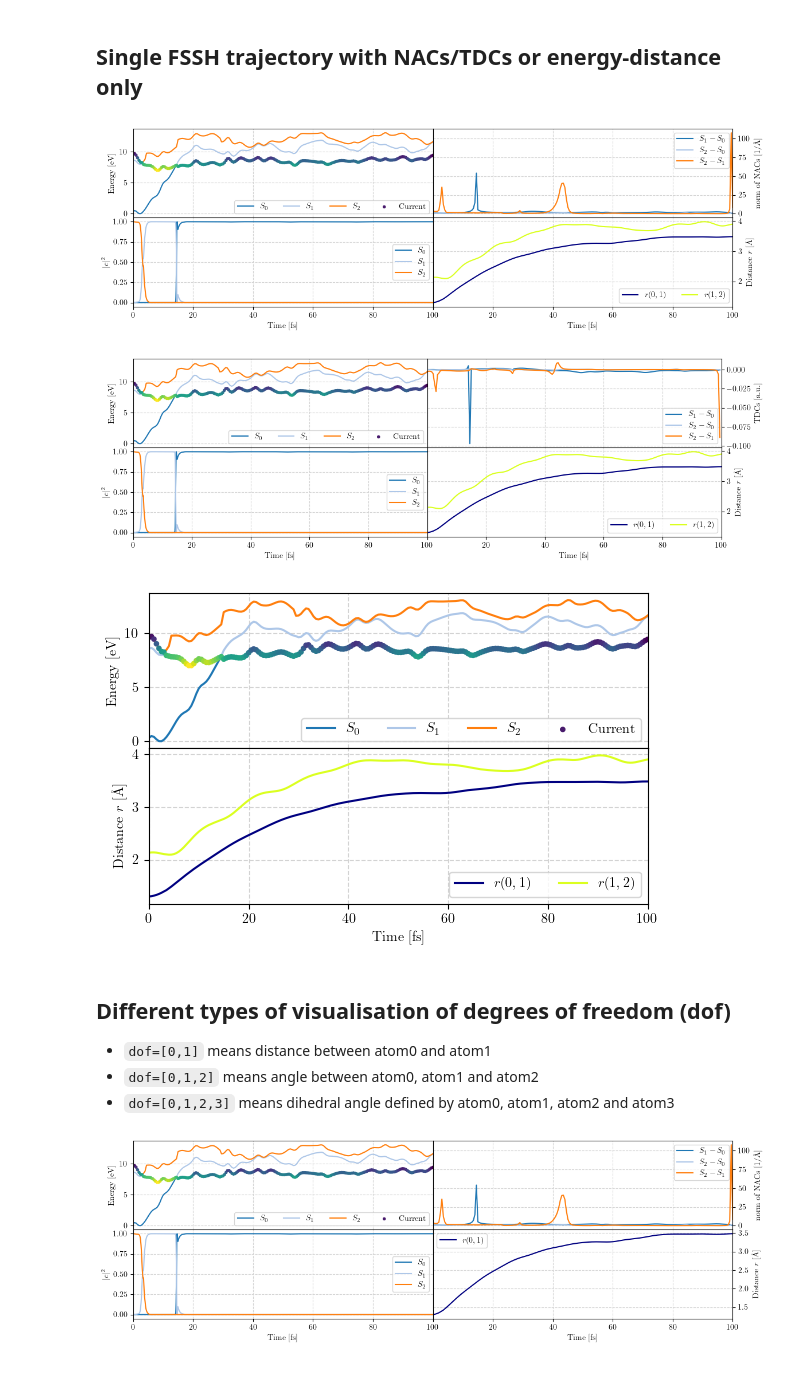
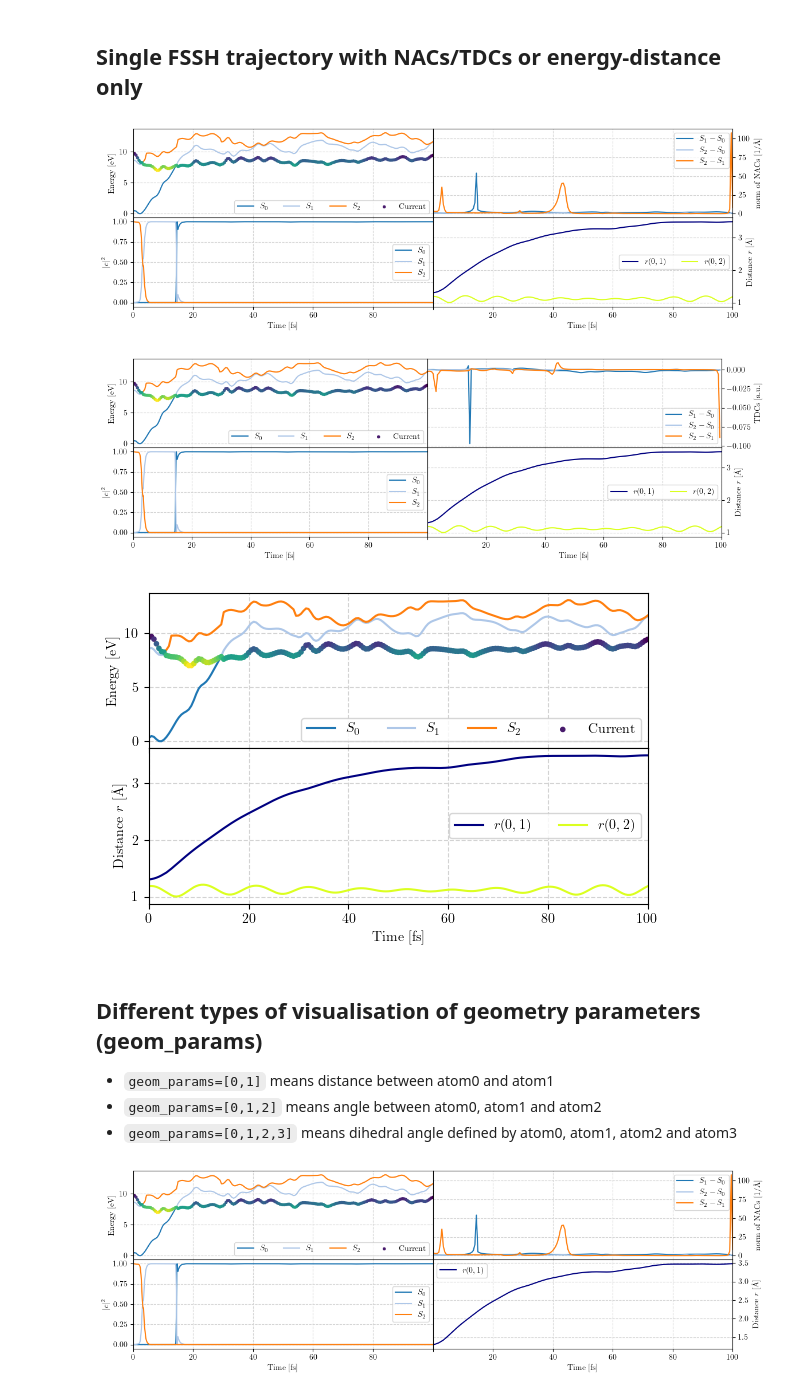
Before and after one commit to JakubMartinka/FSSH-in-MLatom, a Jupyter notebook: SI.ipynb, the cells around one changed output. Saved outputs shown, nothing was run; the diff lists cells and outputs as text; code cells hidden in the pictures.

```diff
--- a/SI.ipynb
+++ b/SI.ipynb
@@ -442,21 +422,19 @@ os.system('rm analysis_*_traj_*.png')
 # %% [markdown]
 ## Single FSSH trajectory with NACs/TDCs or energy-distance only
 # %%
-#path = # path to examples/CNH4p_MRCI_FSSH
+traj = ml.data.molecular_trajectory()
+traj.load(f'{path}/CNH4p_MRCI_FSSH/TRAJ40/traj_fin.h5', format='h5md')
 
-traj = ml.data.molecular_trajectory()
-traj.load(f'{path}/TRAJ40/traj_fin.h5', format='h5md')
-
-ml.namd.plot_trajs([traj], dof=[[0,1], [1,2]], time_step=0.5, time_substep=0.025, max_propagation_time=100, nstates=3, show_tdc=False, energy_distance=False, save_figure=False)
-ml.namd.plot_trajs([traj], dof=[[0,1], [1,2]], time_step=0.5, time_substep=0.025, max_propagation_time=100, nstates=3, show_tdc=True, energy_distance=False, save_figure=False)
-ml.namd.plot_trajs([traj], dof=[[0,1], [1,2]], time_step=0.5, time_substep=0.025, max_propagation_time=100, nstates=3, show_tdc=False, energy_distance=True, save_figure=False)
+ml.namd.plot_trajs([traj], geom_params=[[0,1], [0,2]], show_tdc=False, only_energy_params=False, filename=None)
+ml.namd.plot_trajs([traj], geom_params=[[0,1], [0,2]], show_tdc=True, only_energy_params=False, filename=None)
+ml.namd.plot_trajs([traj], geom_params=[[0,1], [0,2]], show_tdc=False, only_energy_params=True, filename=None)
 # %% [output]
-[figure, old version]
+[figure, new version]
-[figure, old version]
+[figure, new version]
-[figure, old version]
+[figure, new version]
 # %% [markdown]
-## Different types of visualisation of degrees of freedom (dof)
-- `dof=[0,1]` means distance between atom0 and atom1
-- `dof=[0,1,2]` means angle between atom0, atom1 and atom2
-- `dof=[0,1,2,3]` means dihedral angle defined by atom0, atom1, atom2 and atom3
+## Different types of visualisation of geometry parameters (geom_params)
+- `geom_params=[0,1]` means distance between atom0 and atom1
+- `geom_params=[0,1,2]` means angle between atom0, atom1 and atom2
+- `geom_params=[0,1,2,3]` means dihedral angle defined by atom0, atom1, atom2 and atom3
 # %%
```
Also changed, not shown: parts of 15 cells of this notebook, 8 other files.
